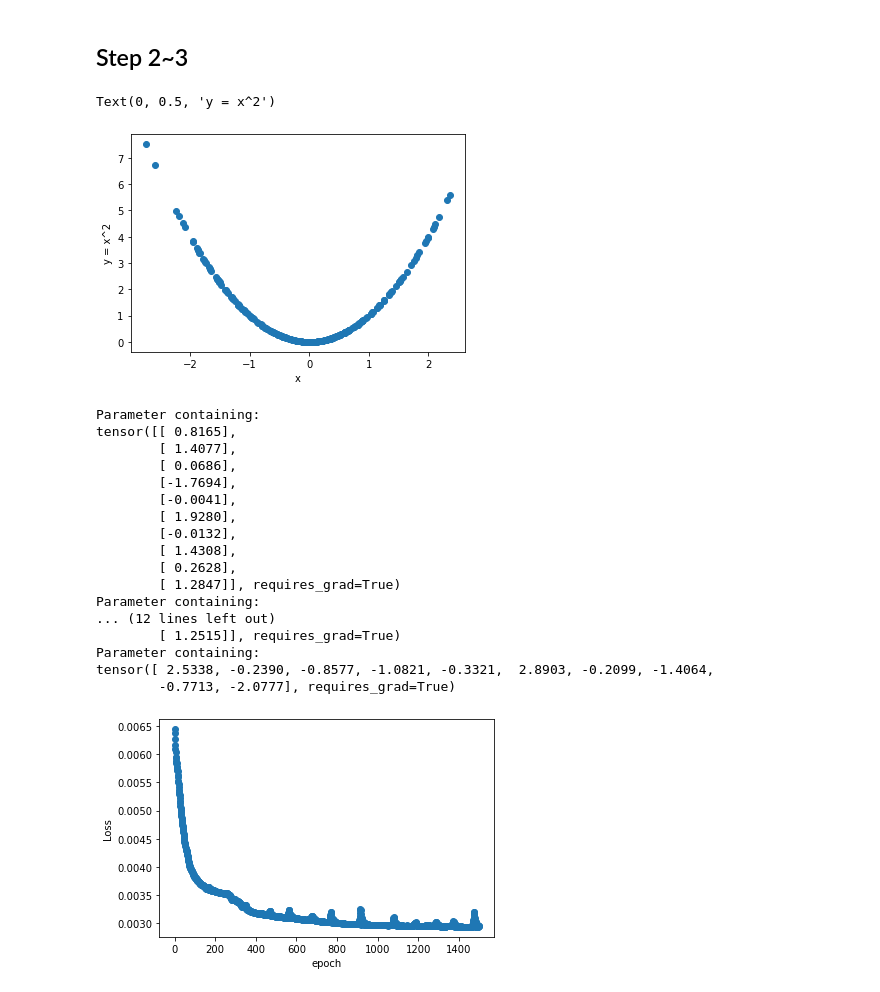
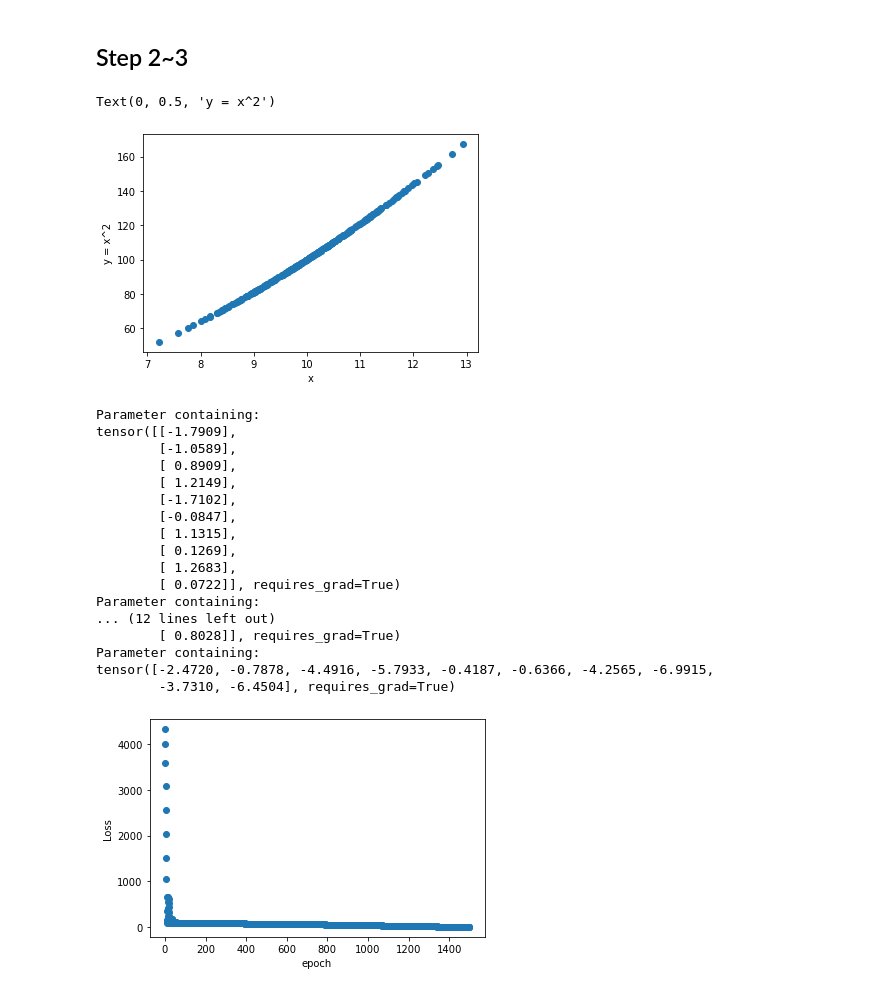
Before and after one commit to ramruntai/python_progamming, a Jupyter notebook: Recap_Pytorch_NN.ipynb, the cells around one changed output. Saved outputs shown, nothing was run; the diff lists cells and outputs as text; code cells hidden in the pictures.

```diff
--- a/Recap_Pytorch_NN.ipynb
+++ b/Recap_Pytorch_NN.ipynb
@@ -344,18 +368,18 @@ def training(n_epochs, optimizer,model,criterion, inputs, target):
     plt.ylabel('Loss')
     plt.xlabel('epoch')
 # %%
-x_t = torch.randn(300,1) # x_t = torch.randn(300)?
+x_t = torch.randn(300,1) +10
 y_t = x_t.pow(2)
 
 #print(x_t)
 #print(y_t)
 
 plt.plot(x_t,y_t,'o')
 plt.xlabel('x')
 plt.ylabel('y = x^2')
 # %% [output]
 Text(0, 0.5, 'y = x^2')
-[figure, old version]
+[figure, new version]
 # %%
 print(model.hidden.weight)
 print(model.hidden.bias)
@@ -366,21 +390,21 @@ print(model.hidden.weight)
 print(model.hidden.bias)
 # %% [output]
 Parameter containing:
-tensor([[ 0.8165],
-        [ 1.4077],
-        [ 0.0686],
-        [-1.7694],
-        [-0.0041],
-        [ 1.9280],
-        [-0.0132],
-        [ 1.4308],
-        [ 0.2628],
-        [ 1.2847]], requires_grad=True)
+tensor([[-1.7909],
+        [-1.0589],
+        [ 0.8909],
+        [ 1.2149],
+        [-1.7102],
+        [-0.0847],
+        [ 1.1315],
+        [ 0.1269],
+        [ 1.2683],
+        [ 0.0722]], requires_grad=True)
 Parameter containing:
 ... (12 lines left out)
-        [ 1.2515]], requires_grad=True)
+        [ 0.8028]], requires_grad=True)
 Parameter containing:
-tensor([ 2.5338, -0.2390, -0.8577, -1.0821, -0.3321,  2.8903, -0.2099, -1.4064,
-        -0.7713, -2.0777], requires_grad=True)
+tensor([-2.4720, -0.7878, -4.4916, -5.7933, -0.4187, -0.6366, -4.2565, -6.9915,
+        -3.7310, -6.4504], requires_grad=True)
-[figure, old version]
+[figure, new version]
 # %%
```
Also changed, not shown: parts of 12 cells of this notebook.
